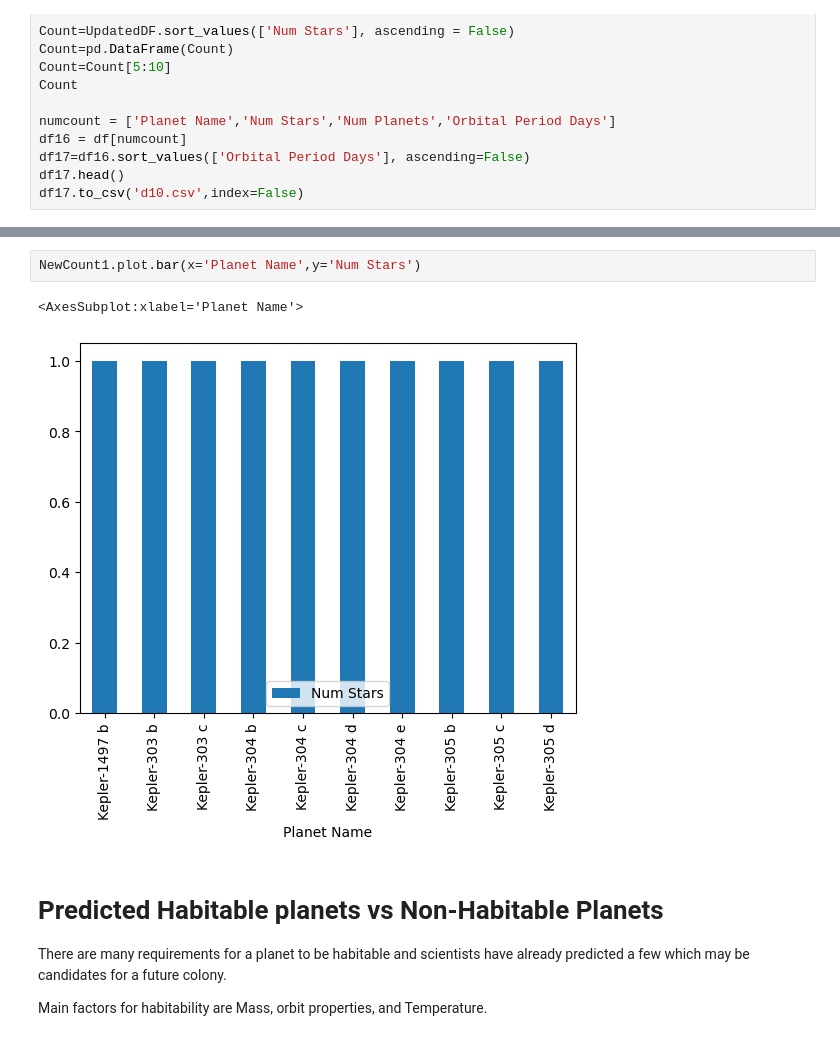
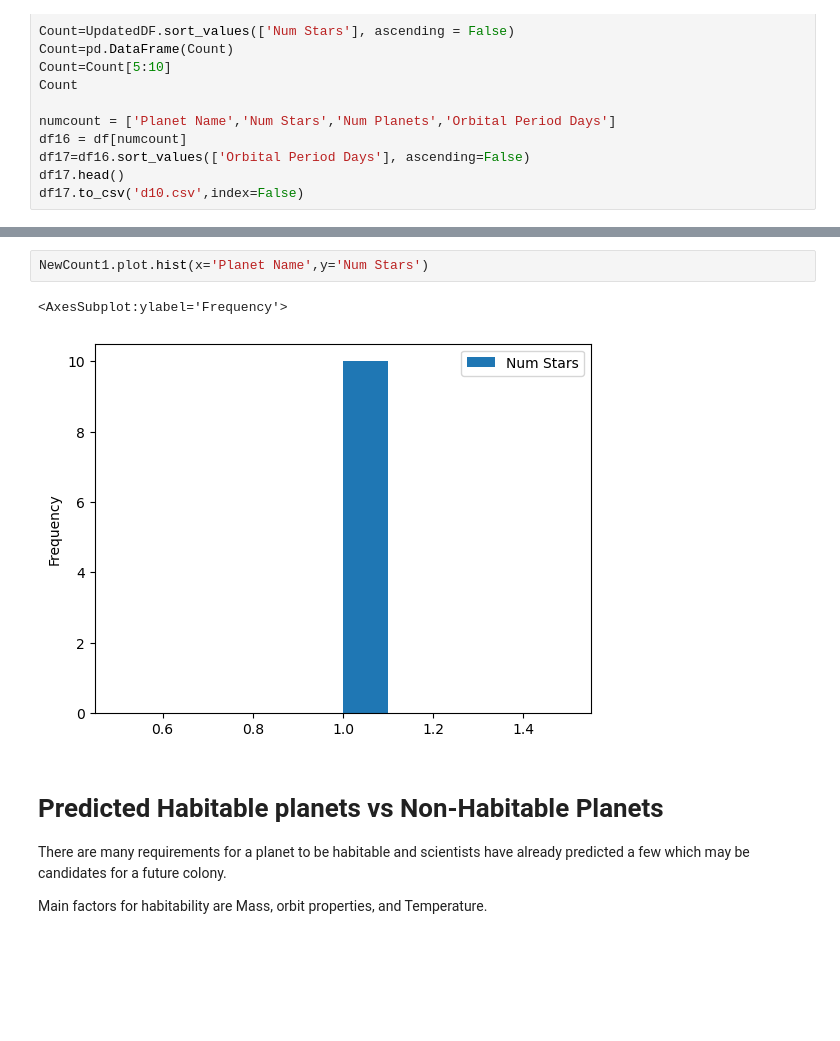
Before and after one commit to ubco-W2022T1-cosc301/project-group35, a Jupyter notebook: notebooks/analysis1.ipynb, the cells around one changed output, grey strips where cells are left out. Drawn from its saved outputs; the diff is of its cells as text; blank space fills up the shorter version.

```diff
--- a/notebooks/analysis1.ipynb
+++ b/notebooks/analysis1.ipynb
@@ -101,10 +101,10 @@ NewCount1
 | 2949 | Kepler-305 c | 1 | 4 | Transit | 2013 | Kepler | ... |
 | 2950 | Kepler-305 d | 1 | 4 | Transit | 2014 | Kepler | ... |
 # %%
-NewCount1.plot.bar(x='Planet Name',y='Num Stars')
+NewCount1.plot.hist(x='Planet Name',y='Num Stars')
 # %% [output]
-<AxesSubplot:xlabel='Planet Name'>
+<AxesSubplot:ylabel='Frequency'>
-[figure, old version]
+[figure, new version]
 # %% [markdown]
 # Predicted Habitable planets vs Non-Habitable Planets
 
```
Also changed, not shown: parts of 8 cells of this notebook.
